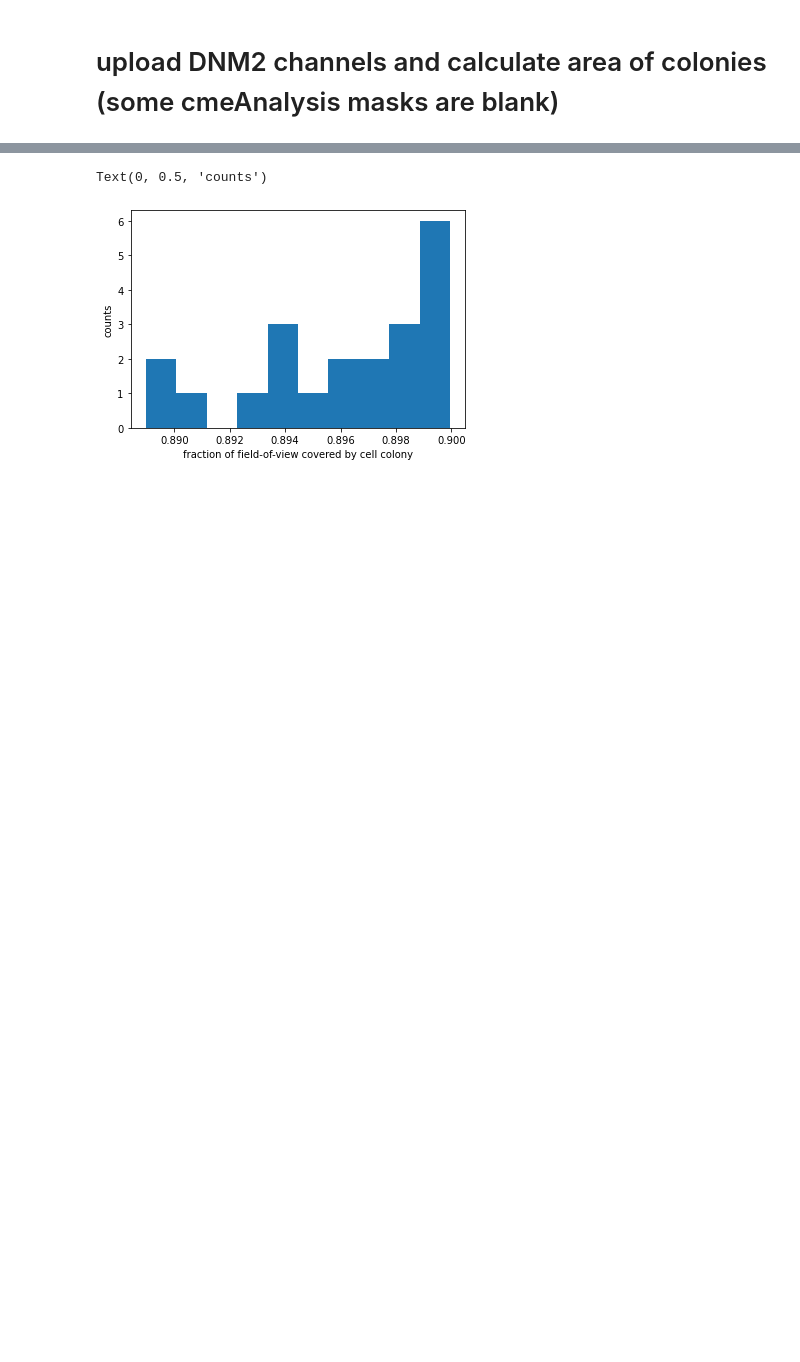
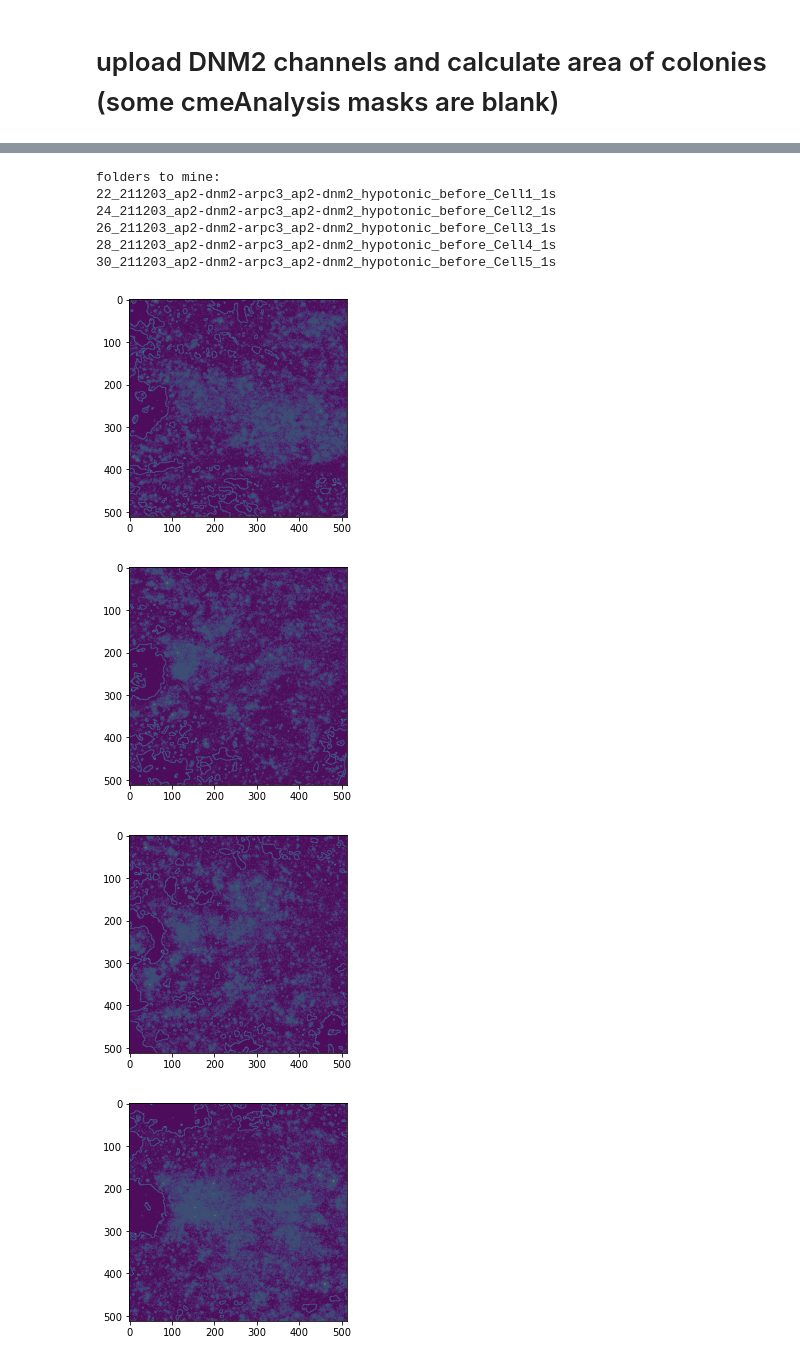
Before and after one commit to DrubinBarnes/Jin_Shirazinejad_et_al_branched_actin_manuscript, a Jupyter notebook: analysis/simplified_workflow/nb08_simplified.ipynb, the cells around one changed output, grey strips where cells are left out. Saved outputs shown, nothing was run; the diff lists cells and outputs as text; code cells hidden in the pictures; blank space fills up the shorter version.

```diff
--- a/analysis/simplified_workflow/nb08_simplified.ipynb
+++ b/analysis/simplified_workflow/nb08_simplified.ipynb
@@ -95,7 +89,18 @@ folders to mine:
-# %%
-plt.hist(ad_tracks_cell_area+ada_tracks_cell_area)
-plt.xlabel('fraction of field-of-view covered by cell colony')
-plt.ylabel('counts')
-# %% [output]
-Text(0, 0.5, 'counts')
-[figure, removed]
+# %%
+ada_shock_tracks = '/Volumes/Google Drive/My Drive/Drubin Lab/ap2dynm2arcp3_project/revision_tracking/hypotonic_tracking_data_ap2dnm2'
+# %%
+ada_tracks_cell_area_before = compare_tracks.calculate_fraction_area_occupied_by_cells(ada_shock_tracks,
+                                                         ['Cell', 'before'],
+                                                         2,
+                                                         imagesize=[512,512])
+# %% [output]
+folders to mine:
+22_211203_ap2-dnm2-arpc3_ap2-dnm2_hypotonic_before_Cell1_1s
+24_211203_ap2-dnm2-arpc3_ap2-dnm2_hypotonic_before_Cell2_1s
+26_211203_ap2-dnm2-arpc3_ap2-dnm2_hypotonic_before_Cell3_1s
+28_211203_ap2-dnm2-arpc3_ap2-dnm2_hypotonic_before_Cell4_1s
+30_211203_ap2-dnm2-arpc3_ap2-dnm2_hypotonic_before_Cell5_1s
+[figure, added]
+[figure, added]
+[figure, added]
+[figure, added]
```
Also changed, not shown: parts of 20 cells of this notebook, 11 other files.
